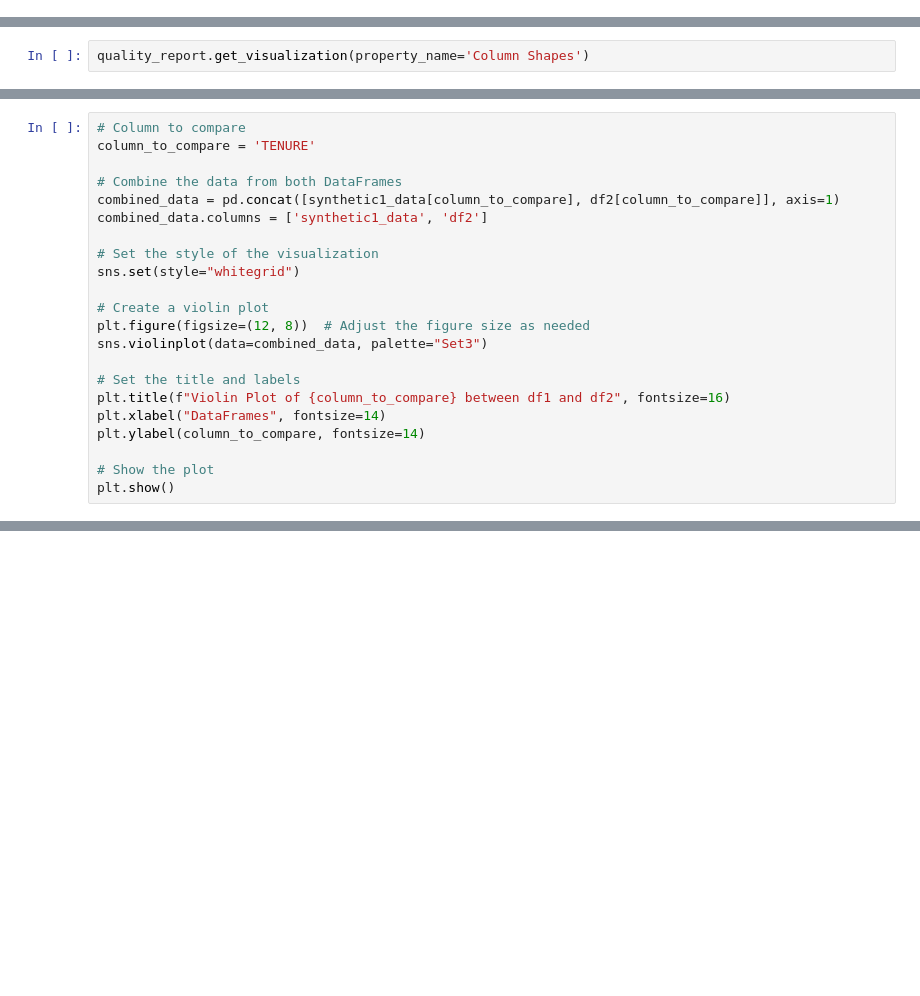
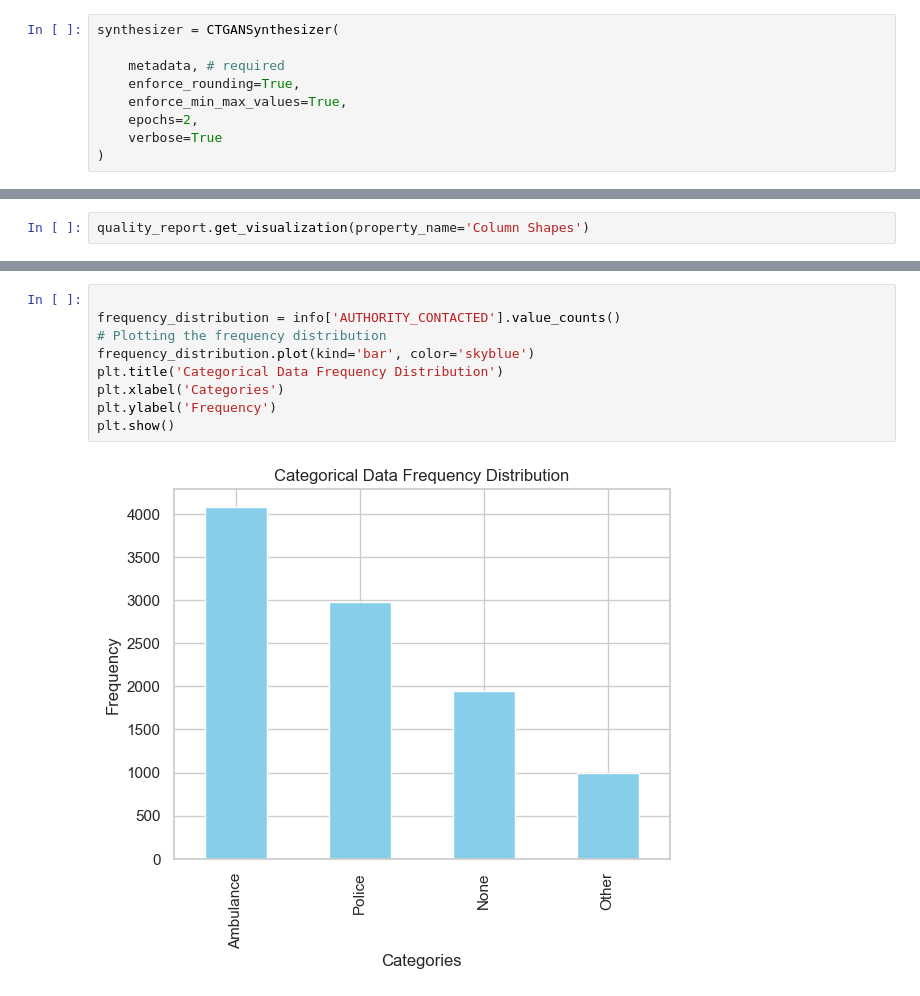
Before and after one commit to Sayuj-SUNIL/CTGAN_model_with_flask, a Jupyter notebook: ctgansynthesis.ipynb, the cells around one changed output, grey strips where cells are left out. Saved outputs shown, nothing was run; the diff lists cells and outputs as text; blank space fills up the shorter version.

```diff
--- a/ctgansynthesis.ipynb
+++ b/ctgansynthesis.ipynb
@@ -399,0 +129,9 @@ fig.show()
+# %%
+synthesizer = CTGANSynthesizer(
+
+    metadata, # required
+    enforce_rounding=True,
+    enforce_min_max_values=True,
+    epochs=2,
+    verbose=True
+)
@@ -474,22 +429,0 @@ plt.show()
-# %%
-# Column to compare
-column_to_compare = 'TENURE'
-
-# Combine the data from both DataFrames
-combined_data = pd.concat([synthetic1_data[column_to_compare], df2[column_to_compare]], axis=1)
-combined_data.columns = ['synthetic1_data', 'df2']
-
-# Set the style of the visualization
-sns.set(style="whitegrid")
-
-# Create a violin plot
-plt.figure(figsize=(12, 8))  # Adjust the figure size as needed
-sns.violinplot(data=combined_data, palette="Set3")
-
-# Set the title and labels
-plt.title(f"Violin Plot of {column_to_compare} between df1 and df2", fontsize=16)
-plt.xlabel("DataFrames", fontsize=14)
-plt.ylabel(column_to_compare, fontsize=14)
-
-# Show the plot
-plt.show()
@@ -497,0 +446,11 @@ plt.show()
+# %%
+
+frequency_distribution = info['AUTHORITY_CONTACTED'].value_counts()
+# Plotting the frequency distribution
+frequency_distribution.plot(kind='bar', color='skyblue')
+plt.title('Categorical Data Frequency Distribution')
+plt.xlabel('Categories')
+plt.ylabel('Frequency')
+plt.show()
+# %% [output]
+[figure, added]
```
Also changed, not shown: parts of 87 cells of this notebook, 9 other files.
